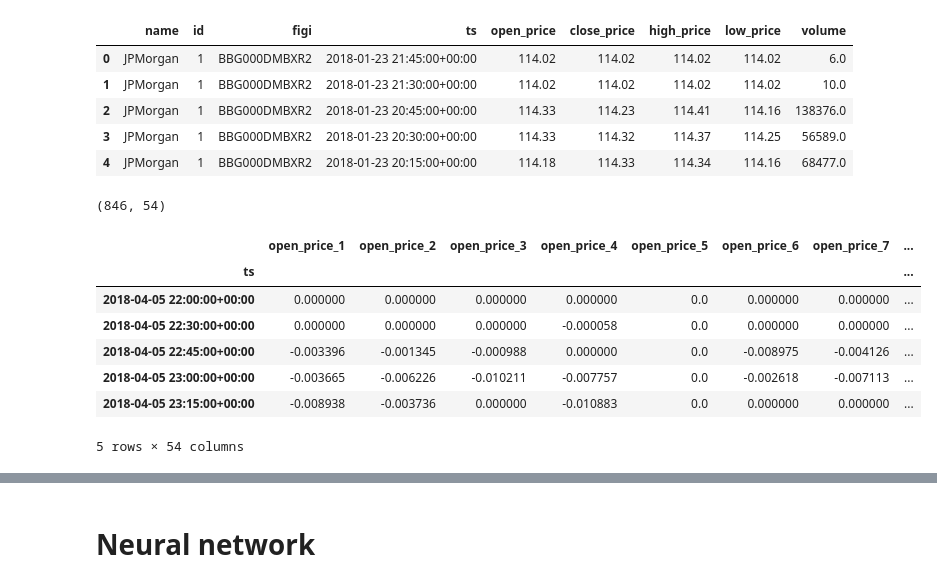
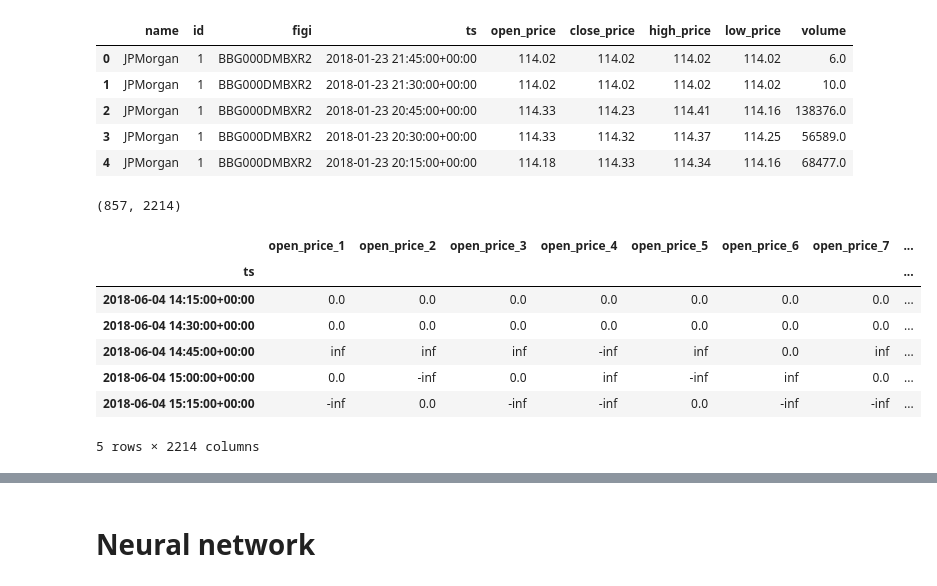
Before and after one commit to crabio/tinkoff-invest-bot, a Jupyter notebook: candles_analyzer/main.ipynb, the cells around one changed output, grey strips where cells are left out. Drawn from its saved outputs; the diff is of its cells as text; code cells hidden in the pictures.

```diff
--- a/candles_analyzer/main.ipynb
+++ b/candles_analyzer/main.ipynb
@@ -84,47 +87,47 @@ df_data_set['minute'] = df_data_set.index.minute
 target_name = 'open_price'
 # Pivot table and create data set part with single metric
 df_buf = df.pivot(index='ts', columns='id')[target_name]
 # Add target metric
 df_buf = df_buf.shift(-1)
 # Rename column
 df_buf.columns = ['target_%d' % x for x in df_buf.columns]
 # Concat dataset
 df_data_set = pd.concat([df_data_set, df_buf], axis=1, sort=False)
 
 # Fill NAN
 df_data_set = df_data_set.fillna(method='ffill')
 
 # Remove nan
 df_data_set = df_data_set.dropna()
 
 # Create non time columns list
-# data_columns_list = [x for x in df_data_set.columns if re.match('.*_\d+', x) is not None]
-# # Calc percentage
-# df_data_set[data_columns_list] /= df_data_set[data_columns_list].iloc[0]
-# # Calc derivative for each column
-# df_data_set[data_columns_list] = df_data_set[data_columns_list].diff()
-# # Fill first row with zeros
-# df_data_set = df_data_set.fillna(0)
+data_columns_list = [x for x in df_data_set.columns if re.match('.*_\d+', x) is not None]
+# Calc percentage
+df_data_set[data_columns_list] /= df_data_set[data_columns_list].iloc[0]
+# Calc derivative for each column
+df_data_set[data_columns_list] = df_data_set[data_columns_list].diff()
+# Fill first row with zeros
+df_data_set = df_data_set.fillna(0)
 
 # Calc percentage
 df_data_set /= df_data_set.iloc[0]
 # Calc derivative for each column
 df_data_set = df_data_set[data_columns_list].diff()
 # Fill first row with zeros
 df_data_set = df_data_set.fillna(0)
 
 print(df_data_set.shape)
 df_data_set.head()
 # %% [output]
-(846, 54)
+(857, 2214)
 |  | open_price_1 | open_price_2 | open_price_3 | open_price_4 | open_price_5 | open_price_6 | open_price_7 | ... |
 | ts |  |  |  |  |  |  |  | ... |
-| 2018-04-05 22:00:00+00:00 | 0.000000 | 0.000000 | 0.000000 | 0.000000 | 0.0 | 0.000000 | 0.000000 | ... |
-| 2018-04-05 22:30:00+00:00 | 0.000000 | 0.000000 | 0.000000 | -0.000058 | 0.0 | 0.000000 | 0.000000 | ... |
-| 2018-04-05 22:45:00+00:00 | -0.003396 | -0.001345 | -0.000988 | 0.000000 | 0.0 | -0.008975 | -0.004126 | ... |
-| 2018-04-05 23:00:00+00:00 | -0.003665 | -0.006226 | -0.010211 | -0.007757 | 0.0 | -0.002618 | -0.007113 | ... |
-| 2018-04-05 23:15:00+00:00 | -0.008938 | -0.003736 | 0.000000 | -0.010883 | 0.0 | 0.000000 | 0.000000 | ... |
+| 2018-06-04 14:15:00+00:00 | 0.0 | 0.0 | 0.0 | 0.0 | 0.0 | 0.0 | 0.0 | ... |
+| 2018-06-04 14:30:00+00:00 | 0.0 | 0.0 | 0.0 | 0.0 | 0.0 | 0.0 | 0.0 | ... |
+| 2018-06-04 14:45:00+00:00 | inf | inf | inf | -inf | inf | 0.0 | inf | ... |
+| 2018-06-04 15:00:00+00:00 | 0.0 | -inf | 0.0 | inf | -inf | inf | 0.0 | ... |
+| 2018-06-04 15:15:00+00:00 | -inf | 0.0 | -inf | -inf | 0.0 | -inf | -inf | ... |
-5 rows × 54 columns
+5 rows × 2214 columns
 # %%
 df_data_set.iloc[:,:8].plot()
 # %% [output]
```
Also changed, not shown: parts of 2 cells of this notebook, 1 other file.
